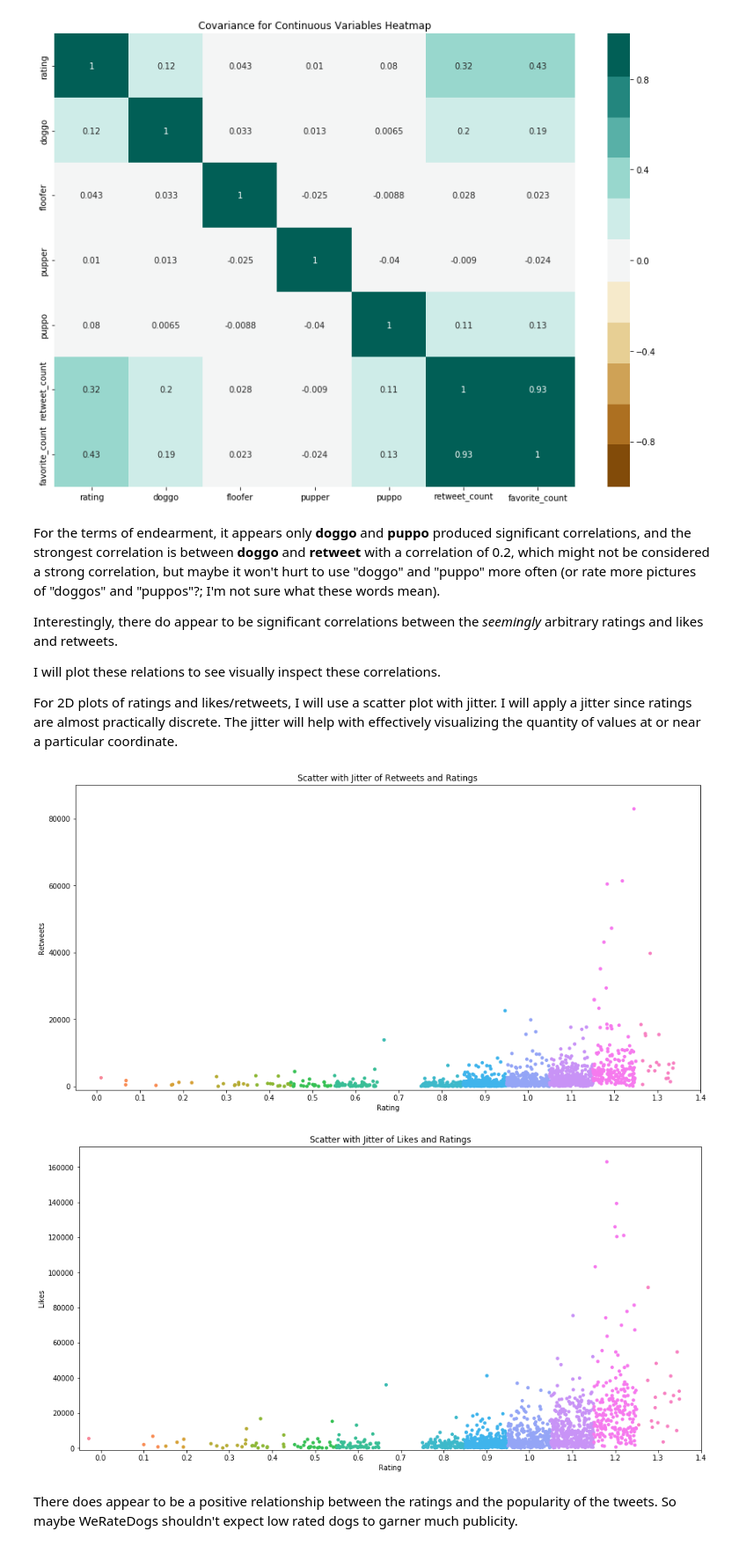
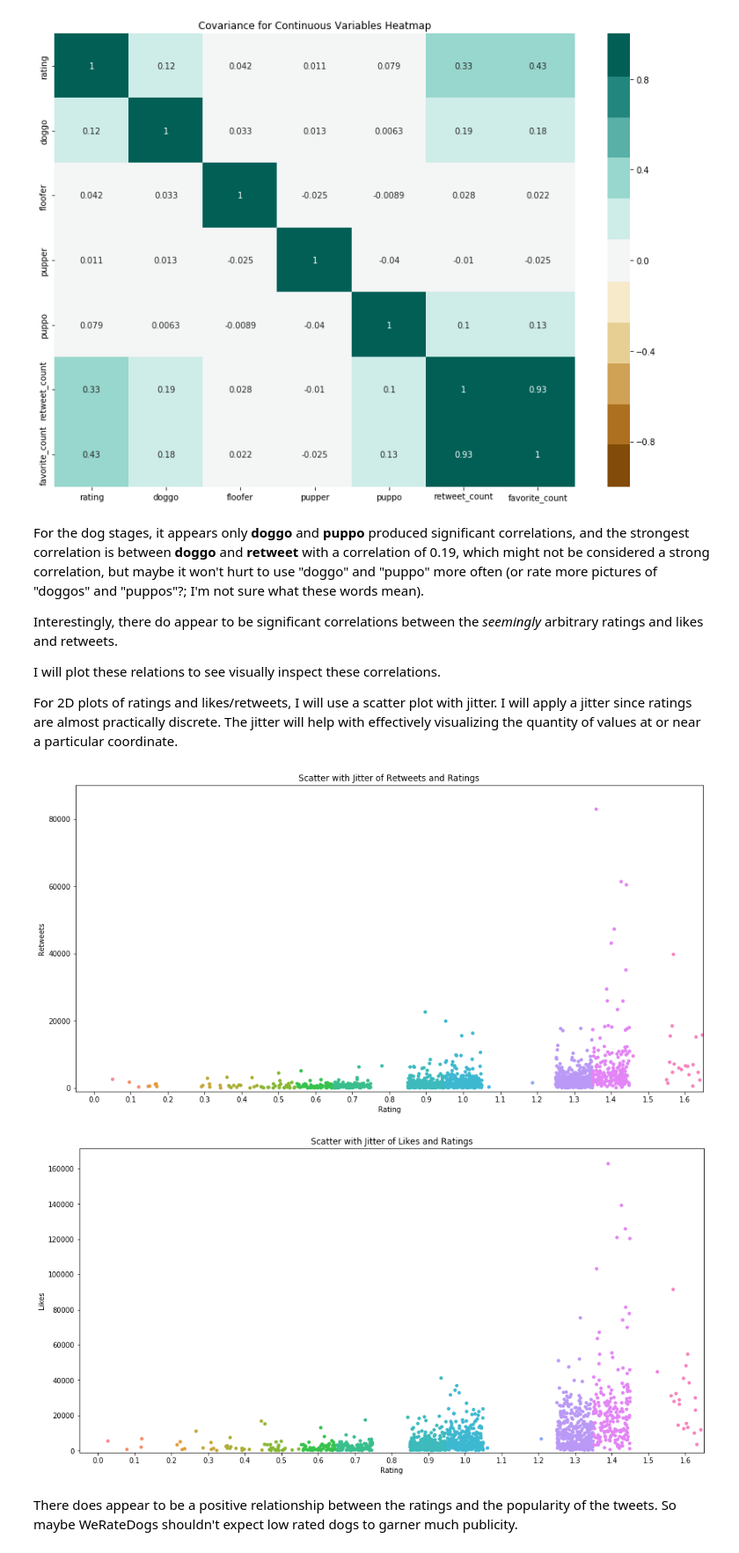
Before and after one commit to antoniovargas74/Udacity-Wrangle-and-Analyze-Data, a Jupyter notebook: wrangle_act.ipynb, the cells around one changed output. Shown at 88% size. Cells and saved outputs as stored; diff of their text form; code cells hidden in the pictures.

```diff
--- a/wrangle_act.ipynb
+++ b/wrangle_act.ipynb
@@ -1171,3 +1594,4 @@ df_predict_clean.head()
+# %%
+df_api_clean['id'] = df_api_clean.id.apply(str)
 # %%
-df_predict_clean.rename(columns = {"p1" : "breed"}, inplace = True)
-df_predict_clean.head()
+df_api_clean.rename(columns = {"id" : "tweet_id"}, inplace = True)
@@ -1212,7 +1614,7 @@ As for tidiness, given each table serves a unique purpose, they should be kept s
 
 Given that both the archive and API dataframes hold variables of interest, and that the image predictions dataframe allowed the removal of non-dog ratings, an inner join of each of tables would help produce a set of valid of observations along with every potential variable of interest.
 # %%
-df_master = df_archive_clean.merge(df_predict_clean.merge(df_api, on = 'tweet_id'), on = 'tweet_id')
+df_master = df_archive_clean.merge(df_predict_clean.merge(df_api_clean, on = 'tweet_id'), on = 'tweet_id')
 df_master.head()
 # %% [output]
 |  | tweet_id | timestamp | source | text | expanded_urls | rating_numerator | rating_denominator | name | ... |
@@ -1313,0 +1718,3 @@ I will generate a heatmap of a covariance table to produce the correlation value
+# %%
+df_master = df_master.join(df_master.dog_stage.str.get_dummies(sep=', '))
+df_master.head()
@@ -1325,7 +1741,7 @@ plt.pyplot.yticks(va = 'center');
 # %% [output]
 [figure]
 # %% [markdown]
-For the terms of endearment, it appears only **doggo** and **puppo** produced significant correlations, and the strongest correlation is between **doggo** and **retweet** with a correlation of 0.2, which might not be considered a strong correlation, but maybe it won't hurt to use "doggo" and "puppo" more often (or rate more pictures of "doggos" and "puppos"?; I'm not sure what these words mean).
+For the dog stages, it appears only **doggo** and **puppo** produced significant correlations, and the strongest correlation is between **doggo** and **retweet** with a correlation of 0.19, which might not be considered a strong correlation, but maybe it won't hurt to use "doggo" and "puppo" more often (or rate more pictures of "doggos" and "puppos"?; I'm not sure what these words mean).
 
 Interestingly, there do appear to be significant correlations between the *seemingly* arbitrary ratings and likes and retweets.
 
@@ -1339,7 +1755,7 @@ plt.pyplot.figure(figsize = (16,8))
 # adding jitter given ratings almost look discrete; using stipplot() for jitter
 ax = sns.stripplot(x = df_master.rating, y = df_master.retweet_count, jitter = 0.5);
 # manually specifying ticks at 0.1 increments rather than ticking at exact rating values
-xtick_locations = np.arange(0,15,1);
+xtick_locations = np.arange(0,17,1);
 plt.pyplot.xticks(xtick_locations, [str(loc/10) for loc in xtick_locations]);
 # strange behavior with y-axis limits; manually specifying limits
 plt.pyplot.ylim(-1000, 90000);
@@ -1348,22 +1764,22 @@ ax.set_title('Scatter with Jitter of Retweets and Ratings');
 ax.set_ylabel('Retweets');
 ax.set_xlabel('Rating');
 # %% [output]
-[figure, old version]
+[figure, new version]
 # %%
 plt.pyplot.figure(figsize = (16,8))
 # adding jitter given ratings almost look discrete; using stipplot() for jitter
 ax = sns.stripplot(x = df_master.rating, y = df_master.favorite_count, jitter = 0.5);
 # manually specifying ticks at 0.1 increments rather than ticking at exact rating values
-xtick_locations = np.arange(0,15,1);
+xtick_locations = np.arange(0,17,1);
 plt.pyplot.xticks(xtick_locations, [str(loc/10) for loc in xtick_locations]);
 # strange behavior with y-axis limits; manually specifying
 plt.pyplot.ylim(-1000);
 
 ax.set_title('Scatter with Jitter of Likes and Ratings');
 ax.set_ylabel('Likes');
 ax.set_xlabel('Rating');
 # %% [output]
-[figure, old version]
+[figure, new version]
 # %% [markdown]
 There does appear to be a positive relationship between the ratings and the popularity of the tweets. So maybe WeRateDogs shouldn't expect low rated dogs to garner much publicity.
 # %% [markdown]
```
Also changed, not shown: parts of 227 cells of this notebook, 4 other files.
